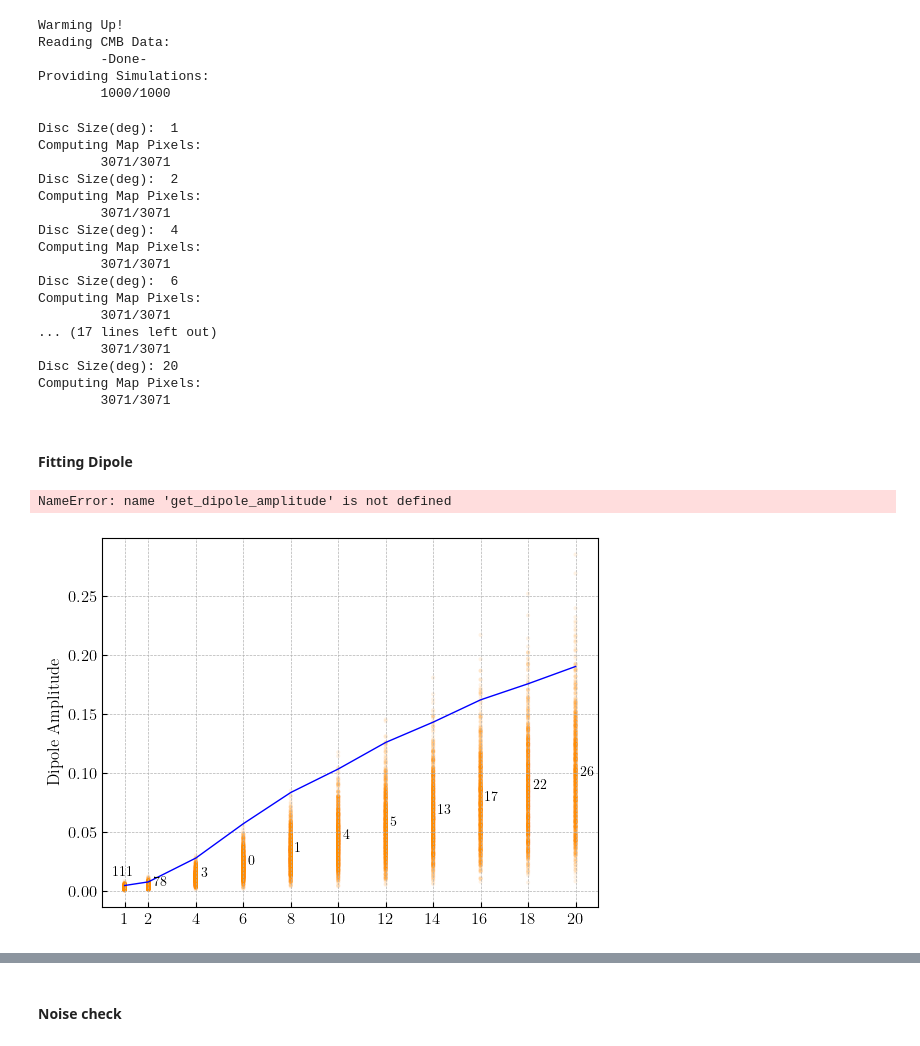
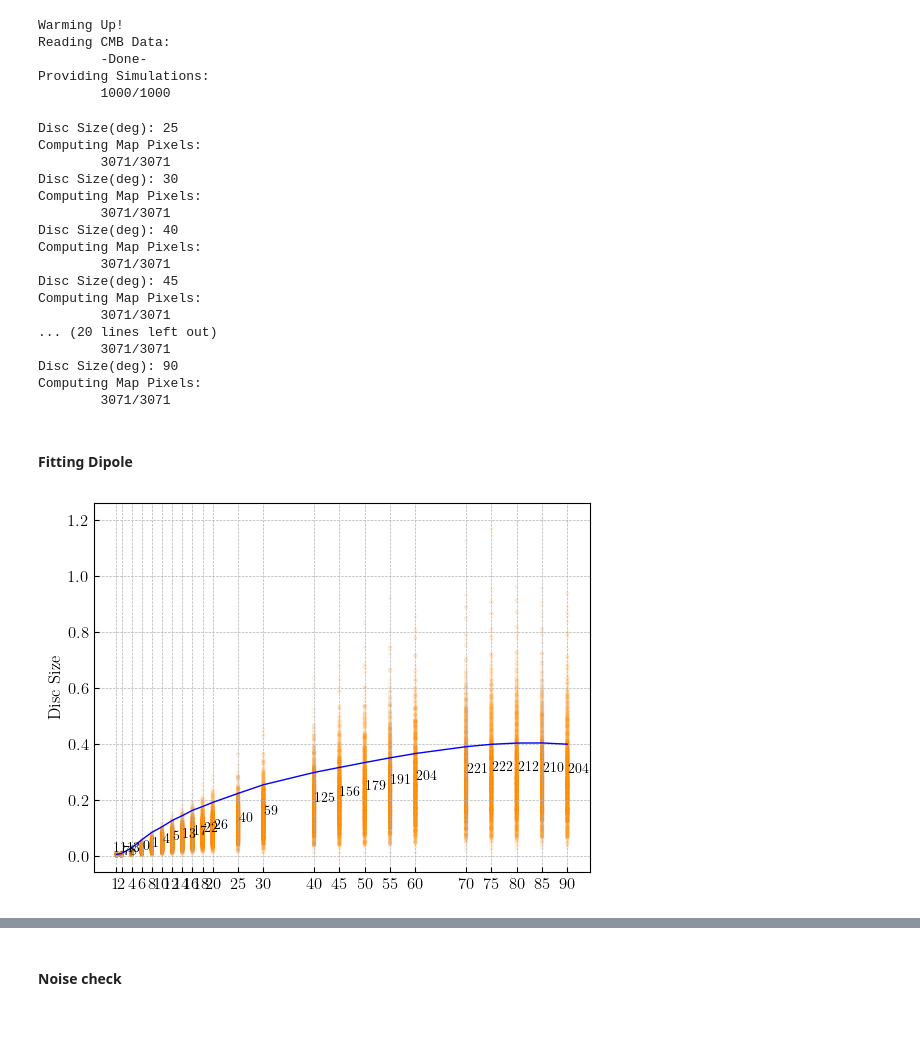
Before and after one commit to jamshidi3d/cmb_anomaly_detection, a Jupyter notebook: akrami_2014.ipynb, the cells around one changed output, grey strips where cells are left out. Cells and saved outputs as stored; diff of their text form; code cells hidden in the pictures.

Commit message:
akrami2014 new disc sizes

```diff
--- a/akrami_2014.ipynb
+++ b/akrami_2014.ipynb
@@ -37,7 +37,8 @@ run_inputs.delta_geom_samples   = 5
 run_inputs.stripe_thickness     = 20
 
 measure_map_nside               = 16
-all_disc_sizes = np.array([1, 2, 4, 6, 8, 10, 12, 14, 16, 18, 20])
+all_disc_sizes = np.array([1, 2, 4, 6, 8, 10, 12, 14, 16, 18, 20, 25, 30, 40, 45, 50, 55, 60, 70, 75, 80, 85, 90])
+# np.array([1, 2, 4, 6, 8, 10, 12, 14, 16, 18, 20])
 # %% [markdown]
 #### Compute Measure Map
 # %%
@@ -104,21 +105,21 @@ for disc_size in all_disc_sizes:
 
 # print("-Done-")
 # %% [output]
-Disc Size(deg):  1
+Disc Size(deg): 25
 Computing Map Pixels:
         3071/3071
-Disc Size(deg):  2
+Disc Size(deg): 30
 Computing Map Pixels:
         3071/3071
-Disc Size(deg):  4
+Disc Size(deg): 40
 Computing Map Pixels:
         3071/3071
-Disc Size(deg):  6
+Disc Size(deg): 45
 Computing Map Pixels:
         3071/3071
-... (17 lines left out)
+... (20 lines left out)
         3071/3071
-Disc Size(deg): 20
+Disc Size(deg): 90
 Computing Map Pixels:
         3071/3071
 # %% [markdown]
@@ -156,29 +157,29 @@ for disc_size in all_disc_sizes:
 
 cmb_amplitudes = np.array(cmb_amplitudes)
 sims_amplitudes = np.array(sims_amplitudes)
-# %% [output]
-NameError: name 'get_dipole_amplitude' is not defined
 # %%
+all_p_values = []
 with plt.style.context('bmh'):
     fig, ax=plt.subplots()
     for i, disc_size in enumerate(all_disc_sizes):
         sims_amps = sims_amplitudes[i]
         p_value = np.sum(sims_amps > cmb_amplitudes[i])# / len(sims_amps)
+        all_p_values.append(p_value)
         ax.scatter(
             disc_size * np.ones(max_sim_num), sims_amps,
             marker = '.', edgecolors = 'none', linewidths = 1,
             c = 'darkorange', alpha = 0.1)
         if disc_size == 1:
             ax.text(x=disc_size - 0.5, y = np.mean(sims_amps) + .01, s = str(p_value))
         else:
             ax.text(x=disc_size + 0.2, y = np.mean(sims_amps), s = str(p_value))
     ax.plot(all_disc_sizes, cmb_amplitudes, color='b', linewidth=1, label = r'CMB')
     ax.set_ylabel(r"Dipole Amplitude")
     ax.set_ylabel(r"Disc Size")
     ax.set_xticks(all_disc_sizes)
     ax.set_facecolor('white')
     for spine in ax.spines.keys(): ax.spines[spine].set_color('k')
 plt.show()
 # %% [output]
-[figure, old version]
+[figure, new version]
 # %%
```
Also changed, not shown: parts of 1 cell of this notebook.
